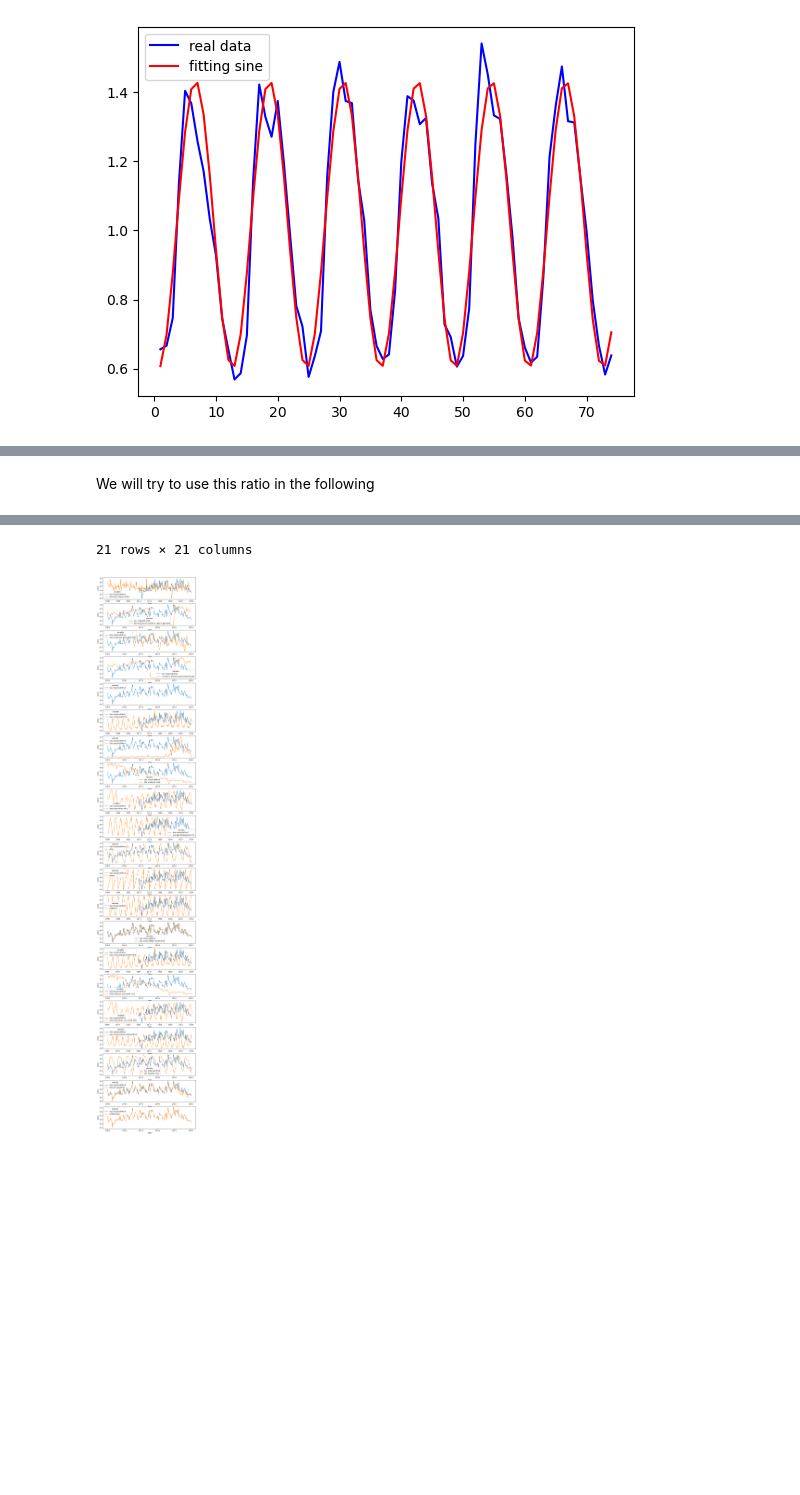
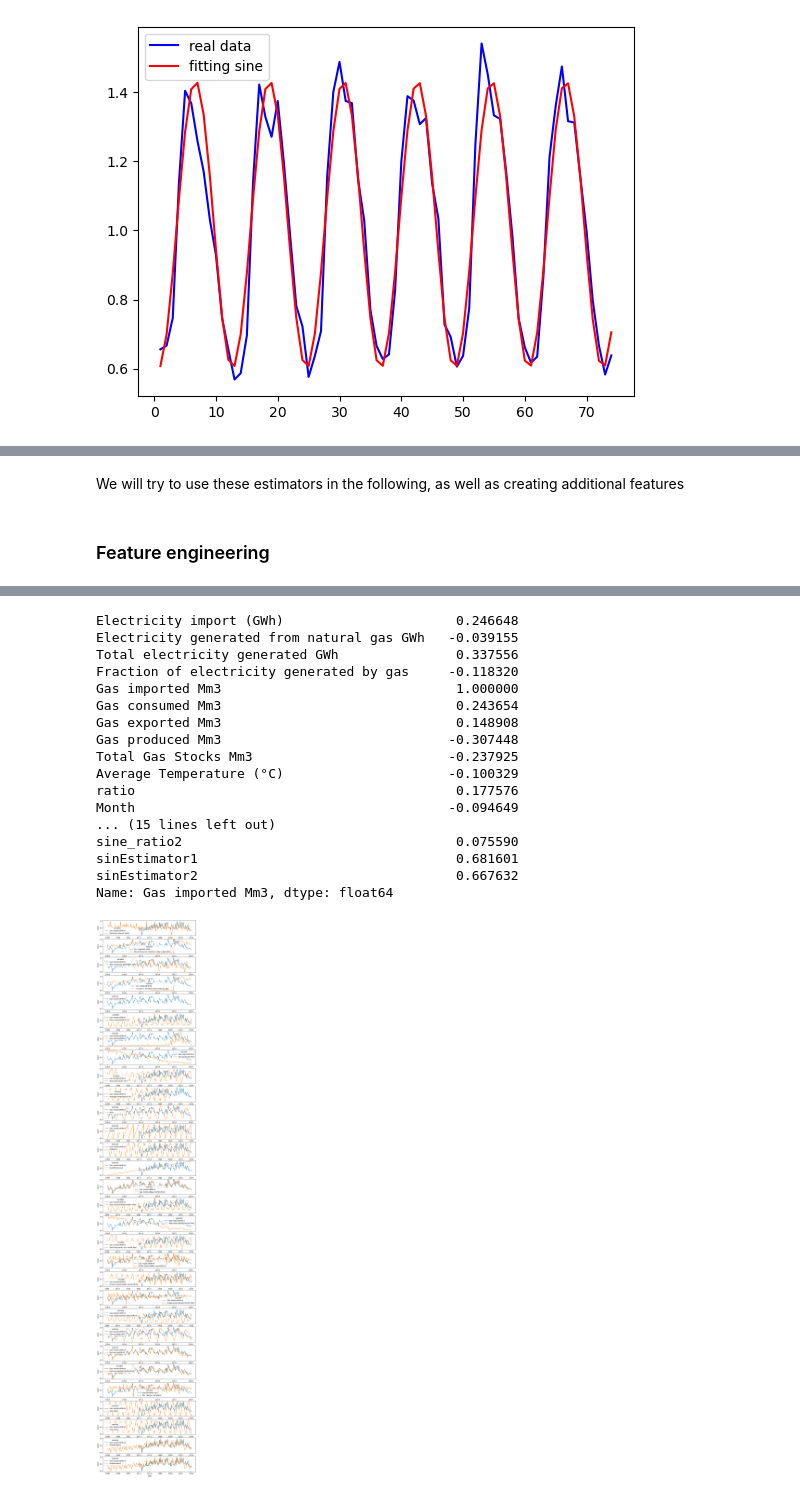
Before and after one commit to gaya22/Project_3_SEne, a Jupyter notebook: 04_feature_selection.ipynb, the cells around one changed output, grey strips where cells are left out. Saved outputs shown, nothing was run; the diff lists cells and outputs as text; code cells hidden in the pictures; blank space fills up the shorter version.

```diff
--- a/04_feature_selection.ipynb
+++ b/04_feature_selection.ipynb
@@ -149,20 +149,17 @@ def fit_sin(tt, yy):
         "rawres": (guess, popt, pcov)
     }
 
-# Example usage:
-#N = 500
-#amp, omega, phase, offset, noise = 1.0, 2.0, 0.5, 4.0, 3.0
+def sinfunc(t, A, w, p, c):
+        return A * np.sin(w * t + p) + c
 
-res = fit_sin(tt, yy)
-print(f"Amplitude={res['amp']:.2f}, Angular freq.={res['omega']:.2f}, phase={res['phase']:.2f}, offset={res['offset']:.2f}, Max. Cov.={res['maxcov']:.6f}")
+res1 = fit_sin(tt, yy)
+print(f"Amplitude={res1['amp']:.2f}, Angular freq.={res1['omega']:.2f}, phase={res1['phase']:.2f}, offset={res1['offset']:.2f}, Max. Cov.={res1['maxcov']:.6f}")
 
-yy1 = sinfunc(tt, res['amp'], res['omega'], res['phase'], res['offset'])
+yy1 = sinfunc(tt, res1['amp'], res1['omega'], res1['phase'], res1['offset'])
 plt.plot(tt, yy, "-b", label="real data")
 plt.plot(tt, yy1, "-r", label="fitting sine")
 plt.legend(loc="upper left")
 plt.show()
-
-dfIT['sine_ratio'] = sinfunc(dfIT['Month'], res['amp'], res['omega'], res['phase'], res['offset'])
 # %% [output]
 [figure]
 Amplitude=0.42, Angular freq.=0.52, phase=-1.92, offset=1.02, Max. Cov.=0.004910
@@ -170,9 +235,12 @@ Amplitude=0.42, Angular freq.=0.52, phase=-1.92, offset=1.02, Max. Cov.=0.004910
 # %% [markdown]
-We will try to use this ratio in the following
+We will try to use these estimators in the following, as well as creating additional features
+# %% [markdown]
+### Feature engineering
 # %%
 #Extracting features
 dfIT['Month'] = dfIT.index.month
 dfIT['sinMonth'] = (1 + np.sin((dfIT['Month']+2)/6*np.pi))/2 #January is numerically close to December
+dfIT['Monthfrom2014'] = np.arange(-71, 194-71, 1) #counting months by having 0 at 2014-01-01, positive months after that, negative before
 
 #Shifting features
 dfIT['Gas imported last month Mm3'] = dfIT['Gas imported Mm3'].shift(1) # Gas imported the last month
@@ -180,13 +248,25 @@ dfIT['Gas consumed last month Mm3'] = dfIT['Gas consumed Mm3'].shift(1) # Gas co
 dfIT['Gas produced last month Mm3'] = dfIT['Gas produced Mm3'].shift(1) # Gas imported the last month
 dfIT['Total Gas Stocks last month Mm3'] = dfIT['Total Gas Stocks Mm3'].shift(1) # Gas imported the last month
 
+#Derivative features - the idea is to make a finite differences point-wise derivative, this is actually just a difference since the time window is 1 month
+dfIT['d-Gas imported last month Mm3'] = dfIT['Gas imported Mm3'] - dfIT['Gas imported Mm3'].shift(1)
+dfIT['d-Gas consumed last month Mm3'] = dfIT['Gas consumed Mm3'] - dfIT['Gas consumed Mm3'].shift(1)
+dfIT['d-Gas produced last month Mm3'] = dfIT['Gas produced Mm3'] - dfIT['Gas produced Mm3'].shift(1)
+
 #Balance features
 dfIT['Gas consumed from stocks Mm3'] = dfIT['Total Gas Stocks Mm3'].shift(1) - dfIT['Total Gas Stocks Mm3']
 dfIT['Gas escaped Mm3'] = dfIT['Gas imported Mm3'] - dfIT['Gas exported Mm3'] + dfIT['Gas produced Mm3'] - dfIT['Gas consumed Mm3'] - dfIT['Gas consumed from stocks Mm3']
 dfIT['Net new gas Mm3'] = dfIT['Gas consumed Mm3'] - dfIT['Gas consumed from stocks Mm3'] - dfIT['Gas produced Mm3']
 
-#Let's see 'ratio' in action!
-dfIT['sinEstimator'] = dfIT['Gas consumed Mm3']*dfIT['ratio']
+#Composite features
+dfIT['Net new gas last month Mm3'] = dfIT['Net new gas Mm3'].shift(1)
+dfIT['Net new gas estimator'] = dfIT['Net new gas last month Mm3']*dfIT['d-Gas imported last month Mm3']
+
+#Let's see the estimators for 'ratio' in action!
+dfIT['sine_ratio1'] = sinfunc(dfIT['Month'], res1['amp'], res1['omega'], res1['phase'], res1['offset'])
+dfIT['sine_ratio2'] = yy2 = res2['fitfunc'](dfIT['Monthfrom2014'])
+dfIT['sinEstimator1'] = dfIT['Gas consumed Mm3']*dfIT['sine_ratio1']
+dfIT['sinEstimator2'] = dfIT['Gas consumed Mm3']*dfIT['sine_ratio2']
 
 #Plotting normalized data
 dfITn = dfIT.copy(deep=True)
@@ -206,5 +286,5 @@ for i in range(0,len(dfITn.columns)-1):
 dfITn = dfITn.set_index('date')
 
 #let's see for only the non-NaN values
-display(dfITn.corr())
+display(dfITn.corr().loc[:,'Gas imported Mm3'])
 # %% [output]
@@ -228,2 +291,18 @@ display(dfITn.corr())
-21 rows × 21 columns
+Electricity import (GWh)                      0.246648
+Electricity generated from natural gas GWh   -0.039155
+Total electricity generated GWh               0.337556
+Fraction of electricity generated by gas     -0.118320
+Gas imported Mm3                              1.000000
+Gas consumed Mm3                              0.243654
+Gas exported Mm3                              0.148908
+Gas produced Mm3                             -0.307448
+Total Gas Stocks Mm3                         -0.237925
+Average Temperature (°C)                     -0.100329
+ratio                                         0.177576
+Month                                        -0.094649
+... (15 lines left out)
+sine_ratio2                                   0.075590
+sinEstimator1                                 0.681601
+sinEstimator2                                 0.667632
+Name: Gas imported Mm3, dtype: float64
-[figure, old version]
+[figure, new version]
```
Also changed, not shown: parts of 18 cells of this notebook.
